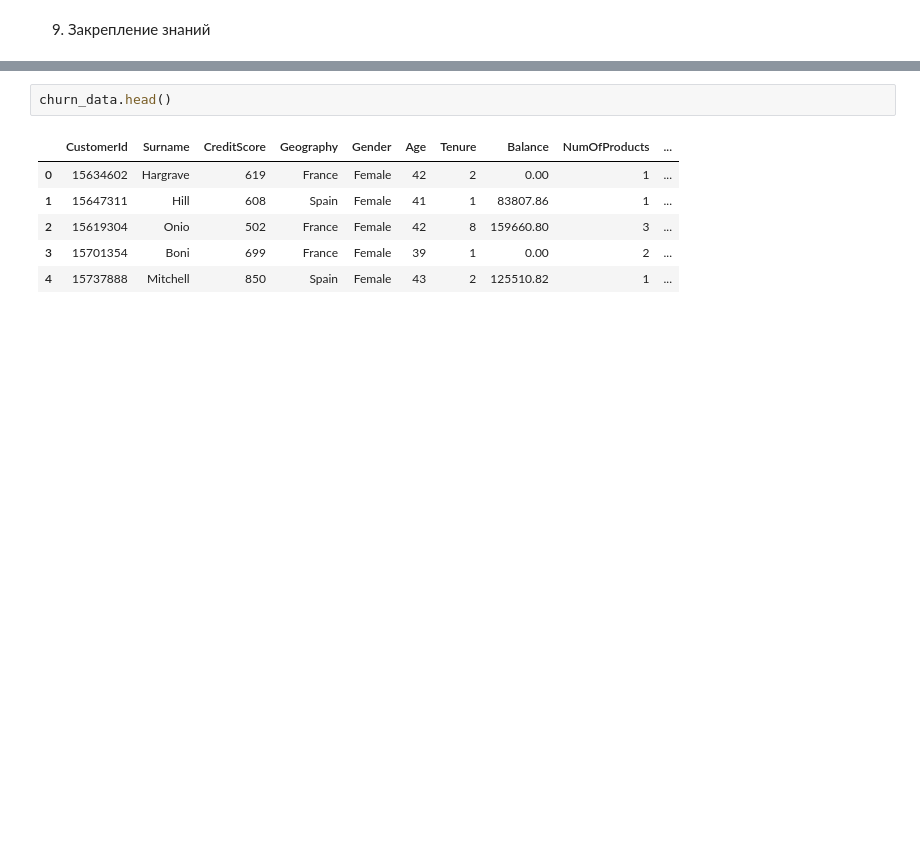
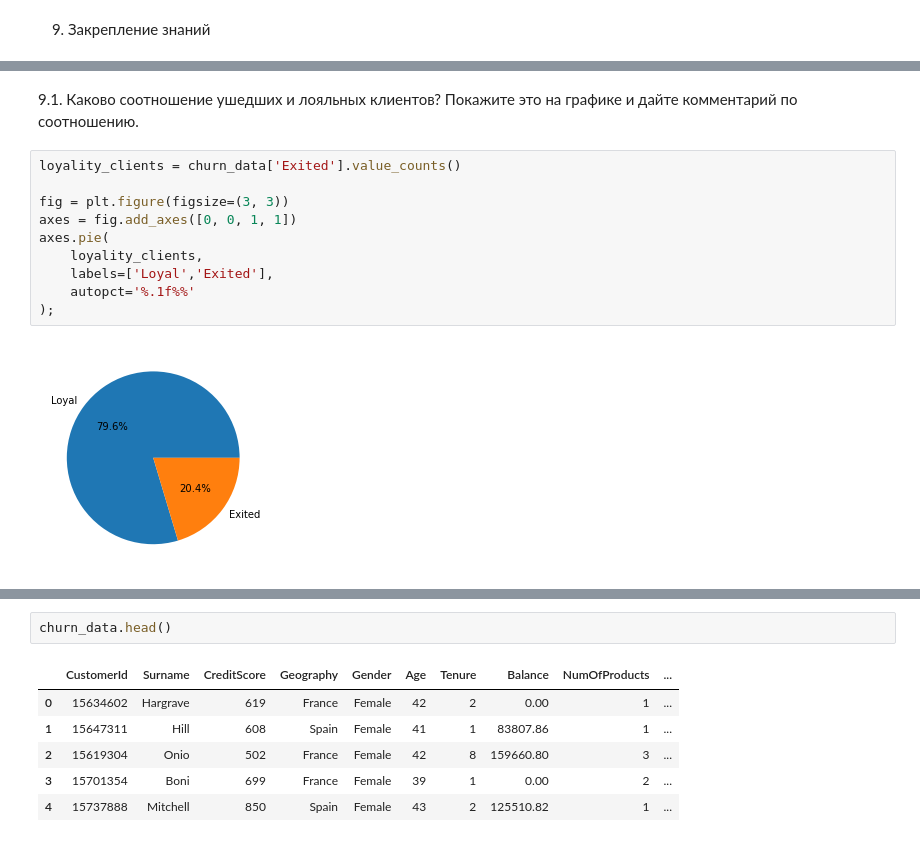
Before and after one commit to FreeRadical1320/sf_data_science, a Jupyter notebook: practice/PYTHON-13 Visualisation.ipynb, the cells around one changed output, grey strips where cells are left out. Saved outputs shown, nothing was run; the diff lists cells and outputs as text; blank space fills up the shorter version.

```diff
--- a/practice/PYTHON-13 Visualisation.ipynb
+++ b/practice/PYTHON-13 Visualisation.ipynb
@@ -12,0 +46,14 @@ churn_data = churn_data.drop('RowNumber', axis=1)
+# %% [markdown]
+9.1. Каково соотношение ушедших и лояльных клиентов? Покажите это на графике и дайте комментарий по соотношению.
+# %%
+loyality_clients = churn_data['Exited'].value_counts()
+
+fig = plt.figure(figsize=(3, 3))
+axes = fig.add_axes([0, 0, 1, 1])
+axes.pie(
+    loyality_clients,
+    labels=['Loyal','Exited'],
+    autopct='%.1f%%'
+);
+# %% [output]
+[figure, added]
```
Also changed, not shown: parts of 10 cells of this notebook.
